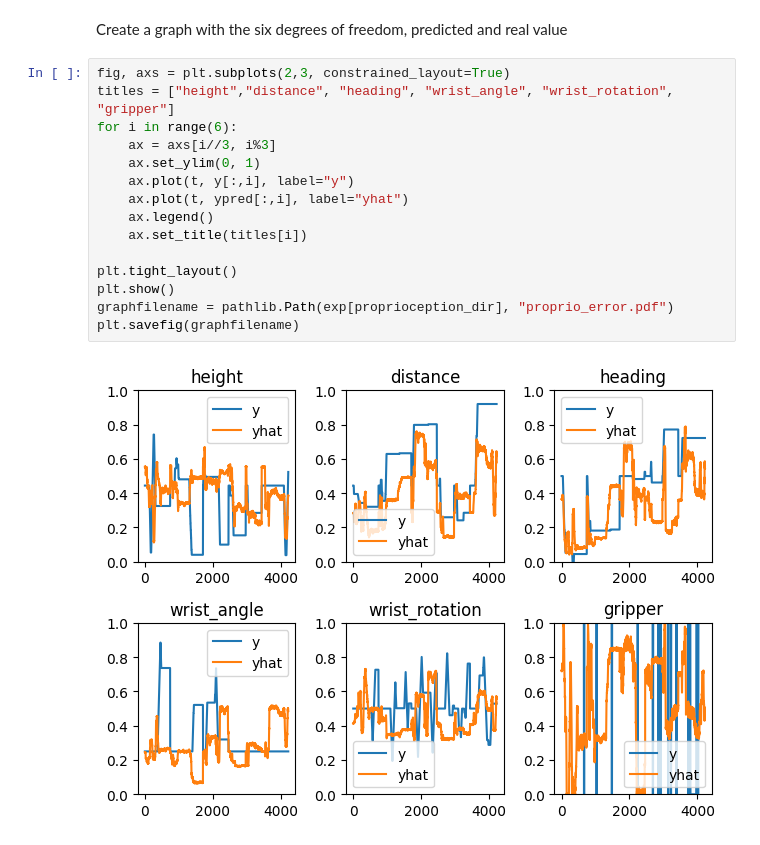
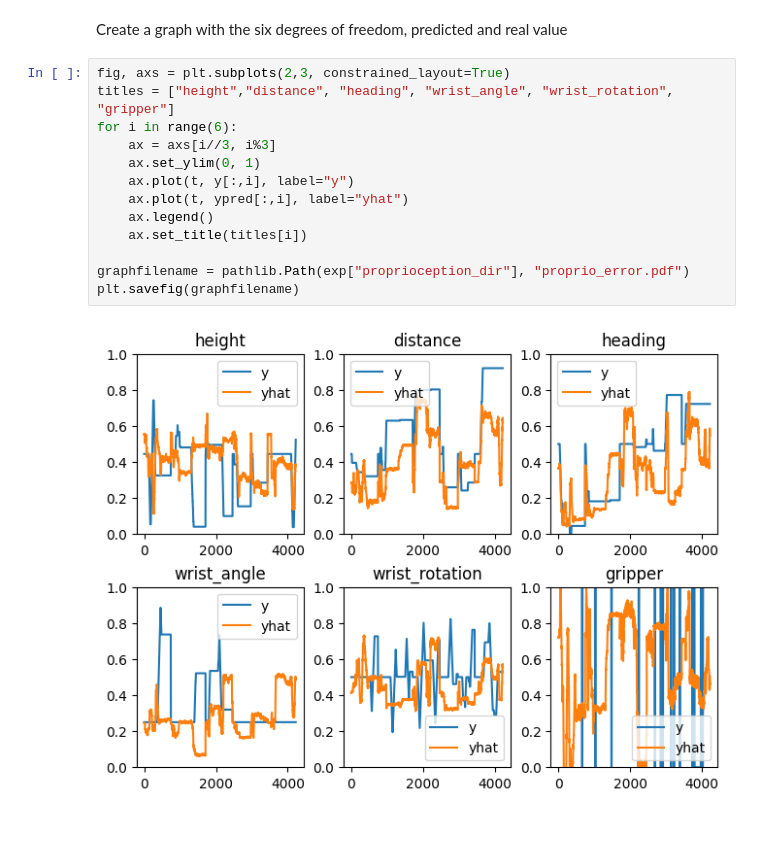
Before and after one commit to Sahara-Sheik/Robotic-Vision, a Jupyter notebook: src/exploratory_experiments/VisualProprioception_exp.ipynb, the cells around one changed output. Saved outputs shown, nothing was run; the diff lists cells and outputs as text.

```diff
--- a/src/exploratory_experiments/VisualProprioception_exp.ipynb
+++ b/src/exploratory_experiments/VisualProprioception_exp.ipynb
@@ -290,17 +290,15 @@ Create a graph with the six degrees of freedom, predicted and real value
 # %%
 fig, axs = plt.subplots(2,3, constrained_layout=True)
 titles = ["height","distance", "heading", "wrist_angle", "wrist_rotation", "gripper"]
 for i in range(6):
     ax = axs[i//3, i%3]
     ax.set_ylim(0, 1)
     ax.plot(t, y[:,i], label="y")
     ax.plot(t, ypred[:,i], label="yhat")
     ax.legend()
     ax.set_title(titles[i])
 
-plt.tight_layout()
-plt.show()
-graphfilename = pathlib.Path(exp[proprioception_dir], "proprio_error.pdf")
+graphfilename = pathlib.Path(exp["proprioception_dir"], "proprio_error.pdf")
 plt.savefig(graphfilename)
 # %% [output]
-[figure, old version]
+[figure, new version]
```
